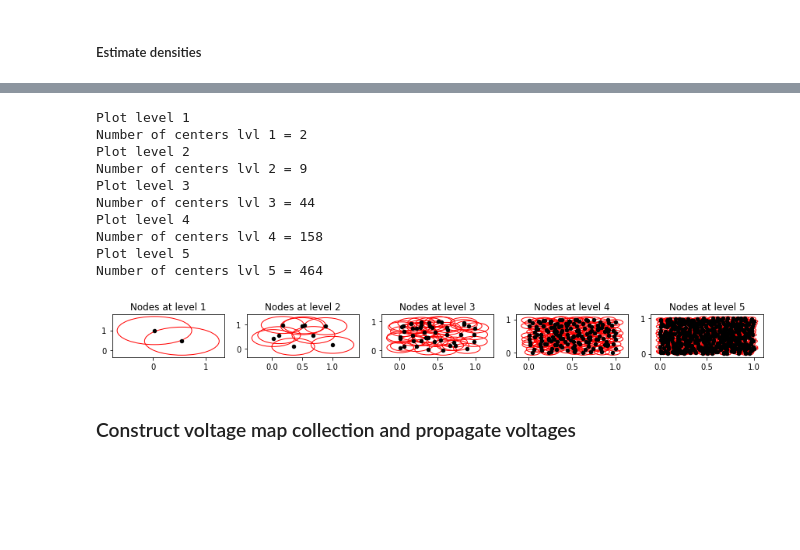
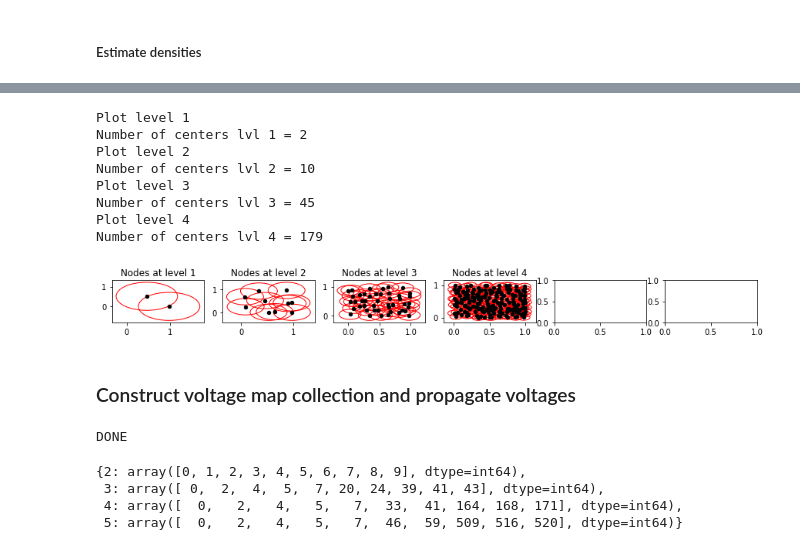
Before and after one commit to AndOslandsbotn/Multi-res-voltage-prop-exp, a Jupyter notebook: Test_voltage_map_collection_class_2DunitSquare.ipynb, the cells around one changed output, grey strips where cells are left out. Drawn from its saved outputs; the diff is of its cells as text; code cells hidden in the pictures; blank space fills up the shorter version.

Commit message:
Added tests to VoltageMap and VoltageMapCollection classes and added comments

```diff
--- a/Test_voltage_map_collection_class_2DunitSquare.ipynb
+++ b/Test_voltage_map_collection_class_2DunitSquare.ipynb
@@ -22,3 +22,7 @@ print(data.shape)
+# %%
+epsilon = 0.2
+start_lvl = 2
+max_lvl = 6
 # %% [markdown]
 ### Build epsilon covers
 # %%
@@ -51,33 +45,52 @@ DONE
 # %%
 %matplotlib inline
 epsilon_reduce_factor = 2
 indices = [0, 1]
 centers_dict = epsilon_cover_factory.get_centers()
 
-max_lvl = min(5, len(centers_dict))
+
 fig, axes = plt.subplots(1, max_lvl, figsize=(15, 1))
-for i, lvl in enumerate(range(1, max_lvl+1)):
+for i, lvl in enumerate(range(1, 5)):
     centers = centers_dict[lvl]
     print(f'Plot level {lvl}')
     print(f'Number of centers lvl {lvl} = {len(centers)}')
     radius = init_radius / (epsilon_reduce_factor ** lvl)
     for center in centers:
         axes[i].set_title(f'Nodes at level {lvl}')
         axes[i].add_patch(plt.Circle(tuple([center[indices[0]], center[indices[1]]]),
                                     radius=radius, color='r', fill=False))
         axes[i].scatter(center[indices[0]], center[indices[1]], s=20, c='k', marker='o', zorder=2)
 plt.show()
 # %% [output]
 Plot level 1
 Number of centers lvl 1 = 2
 Plot level 2
-Number of centers lvl 2 = 9
+Number of centers lvl 2 = 10
 Plot level 3
-Number of centers lvl 3 = 44
+Number of centers lvl 3 = 45
 Plot level 4
-Number of centers lvl 4 = 158
-Plot level 5
-Number of centers lvl 5 = 464
+Number of centers lvl 4 = 179
-[figure, old version]
+[figure, new version]
 # %% [markdown]
 ### Construct voltage map collection and propagate voltages
+# %%
+voltage_map_collections = {}
+source_indices = {}
+epsilon_cover = epsilon_cover_factory.get_epsilon_cover(max_lvl = max_lvl+1)
+
+source_centers_start_level = epsilon_cover[start_lvl]['centers']
+for lvl in range(start_lvl, max_lvl):
+    indices = []
+    for source_center in source_centers_start_level:
+        indices.append(np.where(np.all(epsilon_cover[lvl]['centers'] == source_center, axis=1))[0])
+    source_indices[lvl] = np.array(indices).flatten()
+print("DONE")
+# %% [output]
+DONE
+# %%
+source_indices
+# %% [output]
+{2: array([0, 1, 2, 3, 4, 5, 6, 7, 8, 9], dtype=int64),
+ 3: array([ 0,  2,  4,  5,  7, 20, 24, 39, 41, 43], dtype=int64),
+ 4: array([  0,   2,   4,   5,   7,  33,  41, 164, 168, 171], dtype=int64),
+ 5: array([  0,   2,   4,   5,   7,  46,  59, 509, 516, 520], dtype=int64)}
```
Also changed, not shown: parts of 7 cells of this notebook, 8 other files.
